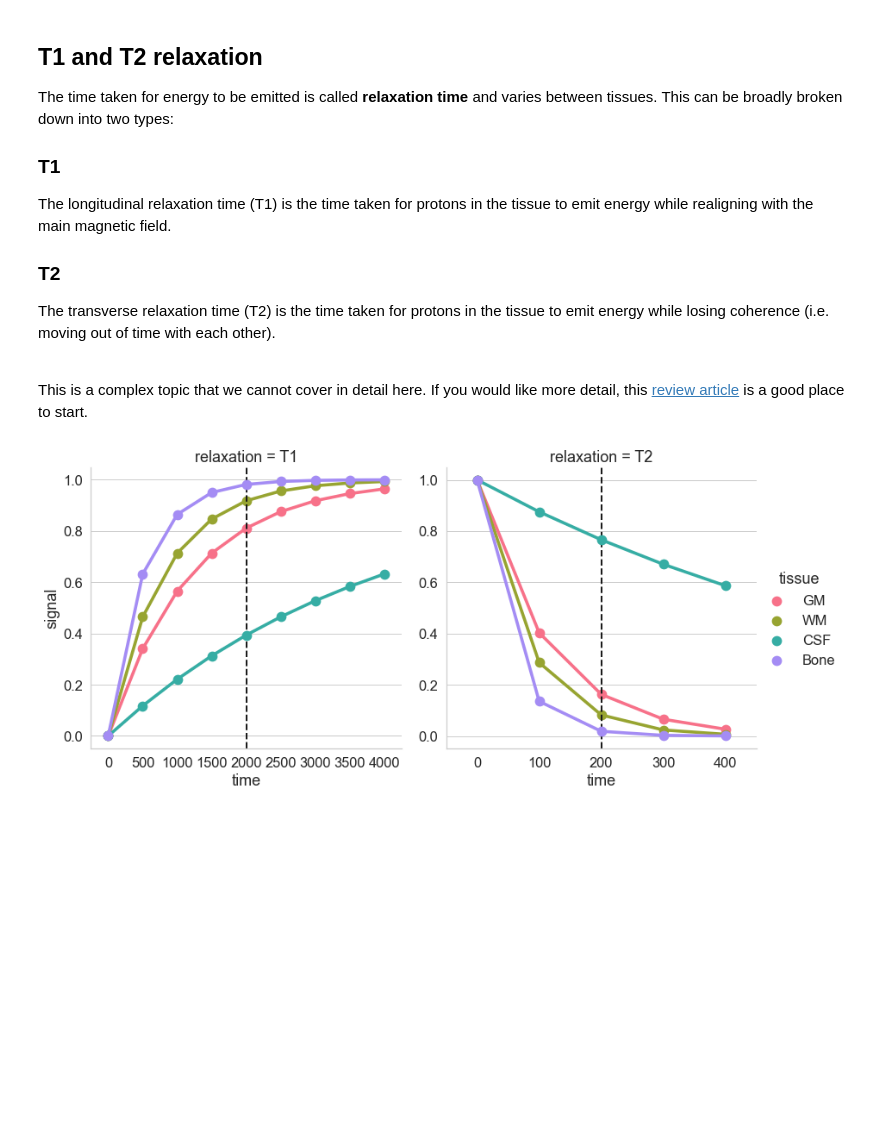
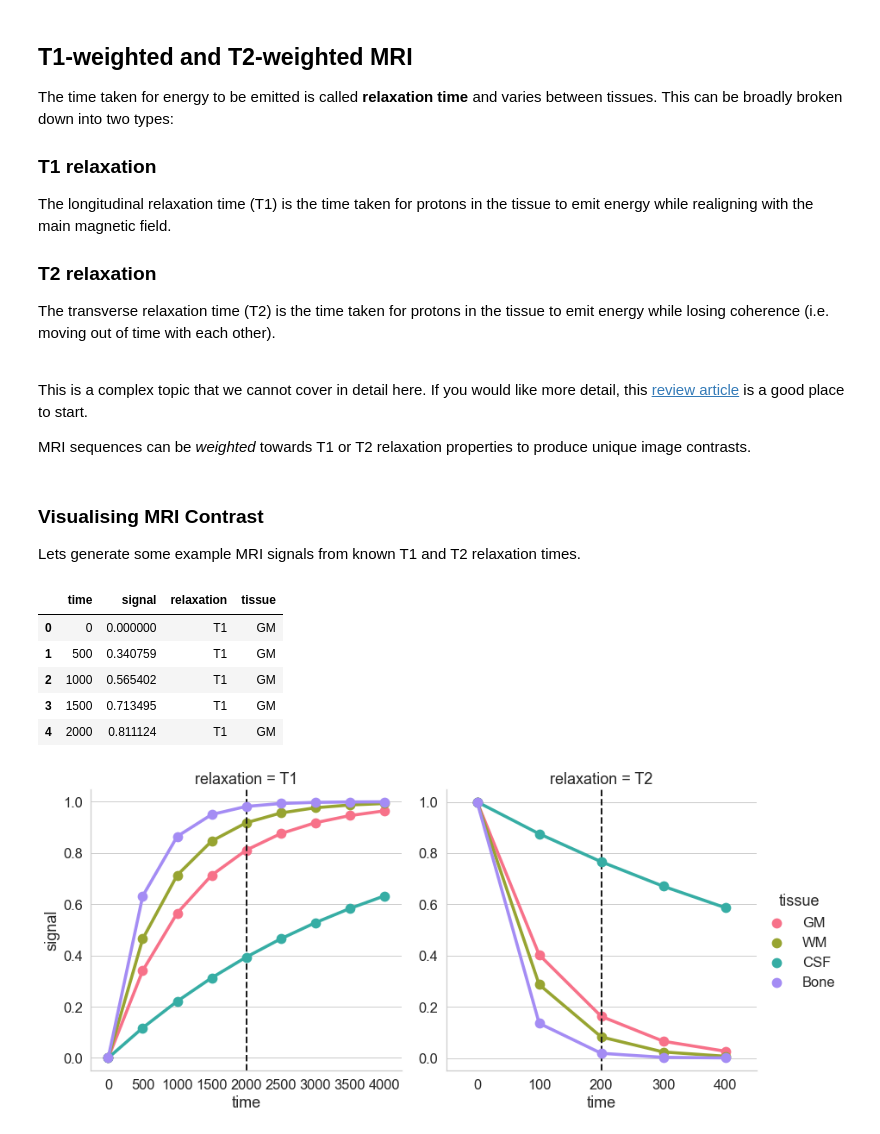
Before and after one commit to HealthBioscienceIDEAS/SDC-BIDS-IntroMRI, a Jupyter notebook: code/04-mri-modalities.ipynb, the cells around one changed output. Saved outputs shown, nothing was run; the diff lists cells and outputs as text; code cells hidden in the pictures; blank space fills up the shorter version.

```diff
--- a/code/04-mri-modalities.ipynb
+++ b/code/04-mri-modalities.ipynb
@@ -25,15 +23,21 @@ local_data_dir = '../local_data/1_sMRI_modalities/'
 # %% [markdown]
-## T1 and T2 relaxation
+## T1-weighted and T2-weighted MRI
 
 The time taken for energy to be emitted is called **relaxation time** and varies between tissues. This can be broadly broken down into two types:
 
-### T1
+### T1 relaxation
 The longitudinal relaxation time (T1) is the time taken for protons in the tissue to emit energy while realigning with the main magnetic field.
 
-### T2
+### T2 relaxation
 The transverse relaxation time (T2) is the time taken for protons in the tissue to emit energy while losing coherence (i.e. moving out of time with each other).
 
 <br>
 
 This is a complex topic that we cannot cover in detail here. If you would like more detail, this [review article](https://pmj.bmj.com/content/89/1050/209) is a good place to start.
+
+MRI sequences can be *weighted* towards T1 or T2 relaxation properties to produce unique image contrasts.
+# %% [markdown]
+### Visualising MRI Contrast
+
+Lets generate some example MRI signals from known T1 and T2 relaxation times.
 # %%
@@ -75,4 +86,14 @@ for tissue,T2 in T2_dict.items():
     _df['tissue'] = tissue
 
     relax_df = pd.concat([relax_df, _df])
+# %%
+# look at the table we created
+relax_df.head()
+# %% [output]
+|  | time | signal | relaxation | tissue |
+| 0 | 0 | 0.000000 | T1 | GM |
+| 1 | 500 | 0.340759 | T1 | GM |
+| 2 | 1000 | 0.565402 | T1 | GM |
+| 3 | 1500 | 0.713495 | T1 | GM |
+| 4 | 2000 | 0.811124 | T1 | GM |
 # %%
```
Also changed, not shown: parts of 13 cells of this notebook.
